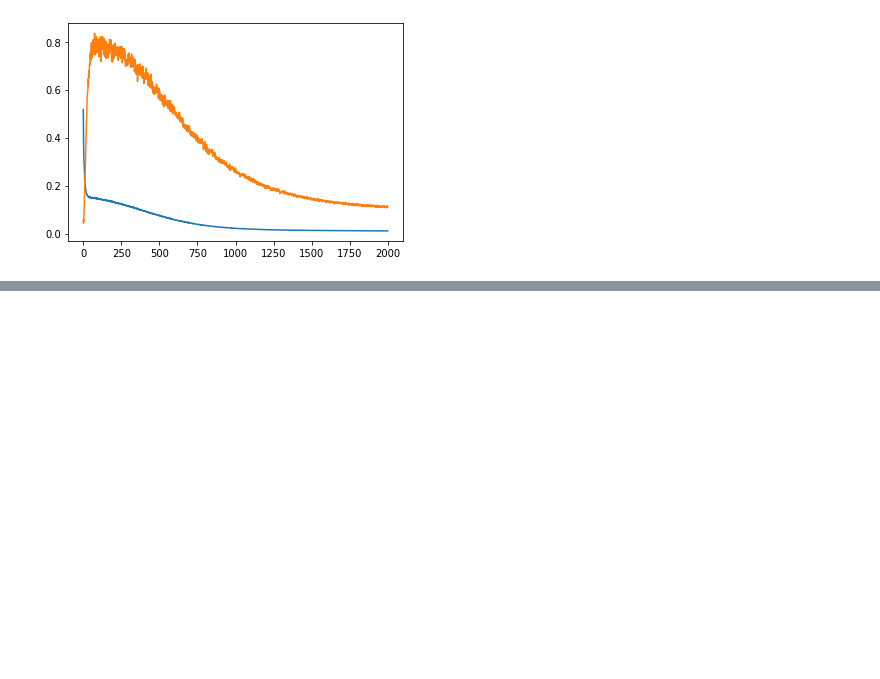
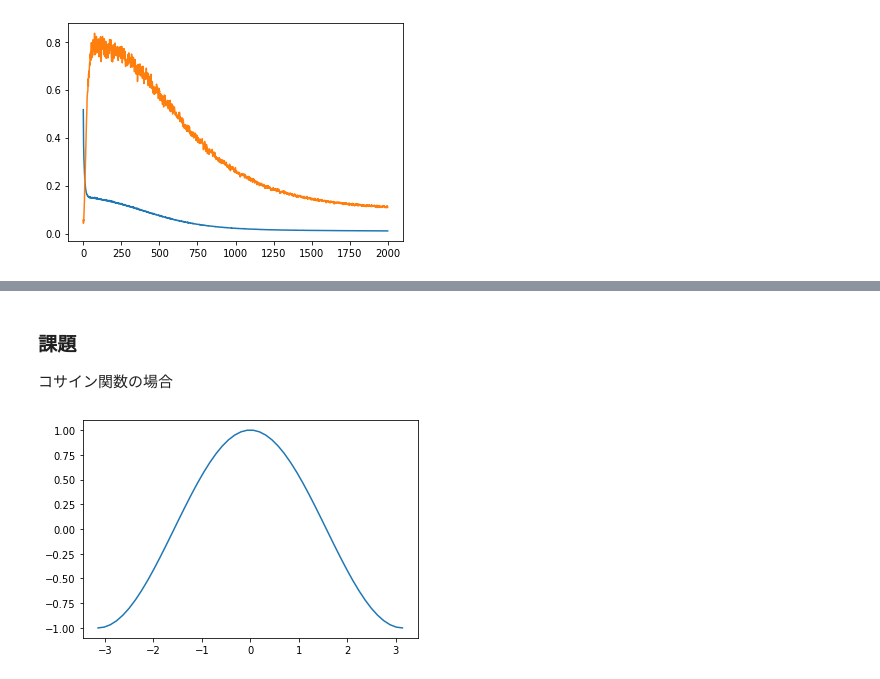
Before and after one commit to elmox0818/ai_learning, a Jupyter notebook: RNN_END.ipynb, the cells around one changed output, grey strips where cells are left out. Drawn from its saved outputs; the diff is of its cells as text; code cells hidden in the pictures; blank space fills up the shorter version.

```diff
--- a/RNN_END.ipynb
+++ b/RNN_END.ipynb
@@ -115,0 +126,12 @@ plt.show()
+# %% [markdown]
+### 課題
+
+コサイン関数の場合
+# %%
+x = np.linspace(-np.pi, np.pi).reshape(-1, 1)
+t = np.cos(x)
+
+plt.plot(x, t)
+plt.show()
+# %% [output]
+[figure, added]
```
Also changed, not shown: parts of 12 cells of this notebook.
